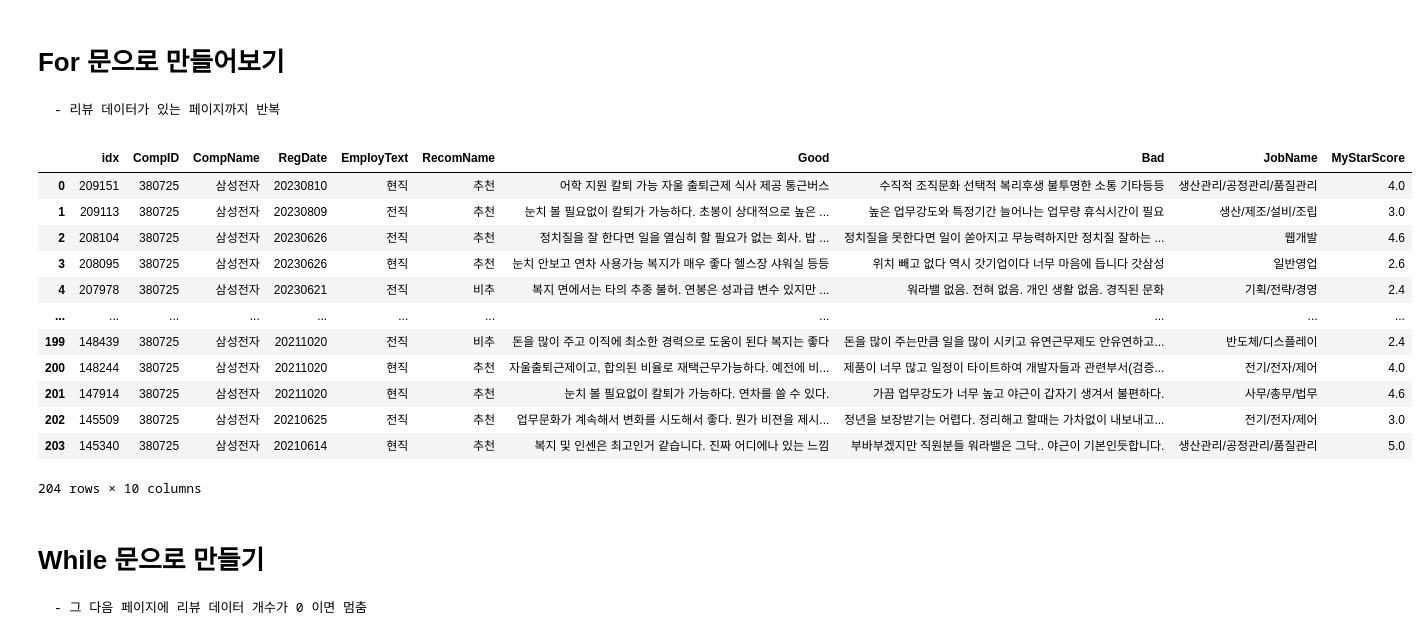
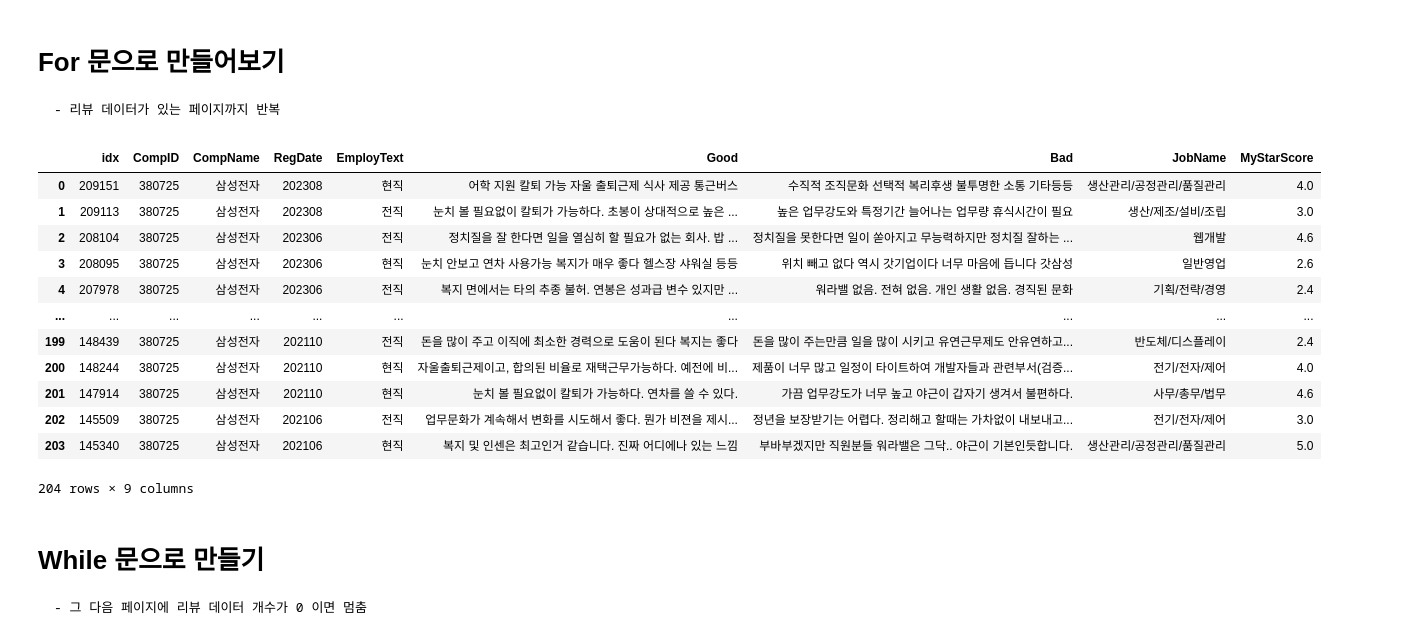
Before and after one commit to parking-place/EZPZ_Project, a Jupyter notebook: modules/crawlers/reviews/new_catch.ipynb, the cells around one changed output. Drawn from its saved outputs; the diff is of its cells as text; code cells hidden in the pictures.

```diff
--- a/modules/crawlers/reviews/new_catch.ipynb
+++ b/modules/crawlers/reviews/new_catch.ipynb
@@ -159,38 +154,39 @@ df
 # %%
 rv = []
 
 for p_num in range(1, 52) :
     url = f'https://www.catch.co.kr/api/v1.0/comp/reviewInfo/{comp_id}/commentList?currentPage={p_num}&pageSize=4&isNew=false&employType=1&isEmploy=false&jobCode='
     rv.append(requests.get(url).json()['reviewList'])
 
 
 data = list(itertools.chain.from_iterable(rv))
 df = pd.DataFrame(data)
 
 
-df.drop(['CI', 'Gender2', 'EmployType', 'NewOld', 'Answer', 'UsefulY', 'CareerYear', 'CareerYearYN',  'MyUsefulY',
-            'MyOpinion', 'CareerYear', 'Keyword1', 'Keyword2', 'Keyword3', 'Keyword1YN', 'Keyword2YN', 'Keyword3YN', 'Area'],
+df.drop(['CI', 'Gender2', 'EmployType', 'NewOld', 'Answer', 'UsefulY', 'CareerYear',
+            'RecomName', 'CareerYearYN', 'MyUsefulY', 'MyOpinion', 'Area',
+            'Keyword1', 'Keyword2', 'Keyword3', 'Keyword1YN', 'Keyword2YN', 'Keyword3YN'],
             axis=1, inplace=True)
 df['Good'] = df['Good'].apply(lambda x: re.sub(r'\s+', ' ', re.sub(r'\n+', ' ', x)).strip())
 df['Bad'] = df['Bad'].apply(lambda x: re.sub(r'\s+', ' ', re.sub(r'\n+', ' ', x)).strip())
-df['RegDate'] = df['RegDate'].apply(lambda x: re.sub(r'[^0-9]', '', x)[:8].strip())
+df['RegDate'] = df['RegDate'].apply(lambda x: re.sub(r'[^0-9]', '', x)[:6].strip())
 
 
 df
 # %% [output]
-|  | idx | CompID | CompName | RegDate | EmployText | RecomName | Good | Bad | JobName | MyStarScore |
-| 0 | 209151 | 380725 | 삼성전자 | 20230810 | 현직 | 추천 | 어학 지원 칼퇴 가능 자울 출퇴근제 식사 제공 통근버스 | 수직적 조직문화 선택적 복리후생 불투명한 소통 기타등등 | 생산관리/공정관리/품질관리 | 4.0 |
-| 1 | 209113 | 380725 | 삼성전자 | 20230809 | 전직 | 추천 | 눈치 볼 필요없이 칼퇴가 가능하다. 초봉이 상대적으로 높은 ... | 높은 업무강도와 특정기간 늘어나는 업무량 휴식시간이 필요 | 생산/제조/설비/조립 | 3.0 |
-| 2 | 208104 | 380725 | 삼성전자 | 20230626 | 전직 | 추천 | 정치질을 잘 한다면 일을 열심히 할 필요가 없는 회사. 밥 ... | 정치질을 못한다면 일이 쏟아지고 무능력하지만 정치질 잘하는 ... | 웹개발 | 4.6 |
-| 3 | 208095 | 380725 | 삼성전자 | 20230626 | 현직 | 추천 | 눈치 안보고 연차 사용가능 복지가 매우 좋다 헬스장 샤워실 등등 | 위치 빼고 없다 역시 갓기업이다 너무 마음에 듭니다 갓삼성 | 일반영업 | 2.6 |
-| 4 | 207978 | 380725 | 삼성전자 | 20230621 | 전직 | 비추 | 복지 면에서는 타의 추종 불허. 연봉은 성과급 변수 있지만 ... | 워라밸 없음. 전혀 없음. 개인 생활 없음. 경직된 문화 | 기획/전략/경영 | 2.4 |
-| ... | ... | ... | ... | ... | ... | ... | ... | ... | ... | ... |
-| 199 | 148439 | 380725 | 삼성전자 | 20211020 | 전직 | 비추 | 돈을 많이 주고 이직에 최소한 경력으로 도움이 된다 복지는 좋다 | 돈을 많이 주는만큼 일을 많이 시키고 유연근무제도 안유연하고... | 반도체/디스플레이 | 2.4 |
-| 200 | 148244 | 380725 | 삼성전자 | 20211020 | 현직 | 추천 | 자울출퇴근제이고, 합의된 비율로 재택근무가능하다. 예전에 비... | 제품이 너무 많고 일정이 타이트하여 개발자들과 관련부서(검증... | 전기/전자/제어 | 4.0 |
-| 201 | 147914 | 380725 | 삼성전자 | 20211020 | 현직 | 추천 | 눈치 볼 필요없이 칼퇴가 가능하다. 연차를 쓸 수 있다. | 가끔 업무강도가 너무 높고 야근이 갑자기 생겨서 불편하다. | 사무/총무/법무 | 4.6 |
-| 202 | 145509 | 380725 | 삼성전자 | 20210625 | 전직 | 추천 | 업무문화가 계속해서 변화를 시도해서 좋다. 뭔가 비젼을 제시... | 정년을 보장받기는 어렵다. 정리해고 할때는 가차없이 내보내고... | 전기/전자/제어 | 3.0 |
-| 203 | 145340 | 380725 | 삼성전자 | 20210614 | 현직 | 추천 | 복지 및 인센은 최고인거 같습니다. 진짜 어디에나 있는 느낌 | 부바부겠지만 직원분들 워라밸은 그닥.. 야근이 기본인듯합니다. | 생산관리/공정관리/품질관리 | 5.0 |
+|  | idx | CompID | CompName | RegDate | EmployText | Good | Bad | JobName | MyStarScore |
+| 0 | 209151 | 380725 | 삼성전자 | 202308 | 현직 | 어학 지원 칼퇴 가능 자울 출퇴근제 식사 제공 통근버스 | 수직적 조직문화 선택적 복리후생 불투명한 소통 기타등등 | 생산관리/공정관리/품질관리 | 4.0 |
+| 1 | 209113 | 380725 | 삼성전자 | 202308 | 전직 | 눈치 볼 필요없이 칼퇴가 가능하다. 초봉이 상대적으로 높은 ... | 높은 업무강도와 특정기간 늘어나는 업무량 휴식시간이 필요 | 생산/제조/설비/조립 | 3.0 |
+| 2 | 208104 | 380725 | 삼성전자 | 202306 | 전직 | 정치질을 잘 한다면 일을 열심히 할 필요가 없는 회사. 밥 ... | 정치질을 못한다면 일이 쏟아지고 무능력하지만 정치질 잘하는 ... | 웹개발 | 4.6 |
+| 3 | 208095 | 380725 | 삼성전자 | 202306 | 현직 | 눈치 안보고 연차 사용가능 복지가 매우 좋다 헬스장 샤워실 등등 | 위치 빼고 없다 역시 갓기업이다 너무 마음에 듭니다 갓삼성 | 일반영업 | 2.6 |
+| 4 | 207978 | 380725 | 삼성전자 | 202306 | 전직 | 복지 면에서는 타의 추종 불허. 연봉은 성과급 변수 있지만 ... | 워라밸 없음. 전혀 없음. 개인 생활 없음. 경직된 문화 | 기획/전략/경영 | 2.4 |
+| ... | ... | ... | ... | ... | ... | ... | ... | ... | ... |
+| 199 | 148439 | 380725 | 삼성전자 | 202110 | 전직 | 돈을 많이 주고 이직에 최소한 경력으로 도움이 된다 복지는 좋다 | 돈을 많이 주는만큼 일을 많이 시키고 유연근무제도 안유연하고... | 반도체/디스플레이 | 2.4 |
+| 200 | 148244 | 380725 | 삼성전자 | 202110 | 현직 | 자울출퇴근제이고, 합의된 비율로 재택근무가능하다. 예전에 비... | 제품이 너무 많고 일정이 타이트하여 개발자들과 관련부서(검증... | 전기/전자/제어 | 4.0 |
+| 201 | 147914 | 380725 | 삼성전자 | 202110 | 현직 | 눈치 볼 필요없이 칼퇴가 가능하다. 연차를 쓸 수 있다. | 가끔 업무강도가 너무 높고 야근이 갑자기 생겨서 불편하다. | 사무/총무/법무 | 4.6 |
+| 202 | 145509 | 380725 | 삼성전자 | 202106 | 전직 | 업무문화가 계속해서 변화를 시도해서 좋다. 뭔가 비젼을 제시... | 정년을 보장받기는 어렵다. 정리해고 할때는 가차없이 내보내고... | 전기/전자/제어 | 3.0 |
+| 203 | 145340 | 380725 | 삼성전자 | 202106 | 현직 | 복지 및 인센은 최고인거 같습니다. 진짜 어디에나 있는 느낌 | 부바부겠지만 직원분들 워라밸은 그닥.. 야근이 기본인듯합니다. | 생산관리/공정관리/품질관리 | 5.0 |
-204 rows × 10 columns
+204 rows × 9 columns
 # %% [markdown]
 # While 문으로 만들기
     - 그 다음 페이지에 리뷰 데이터 개수가 0 이면 멈춤
```
Also changed, not shown: parts of 24 cells of this notebook, 1 other file.
